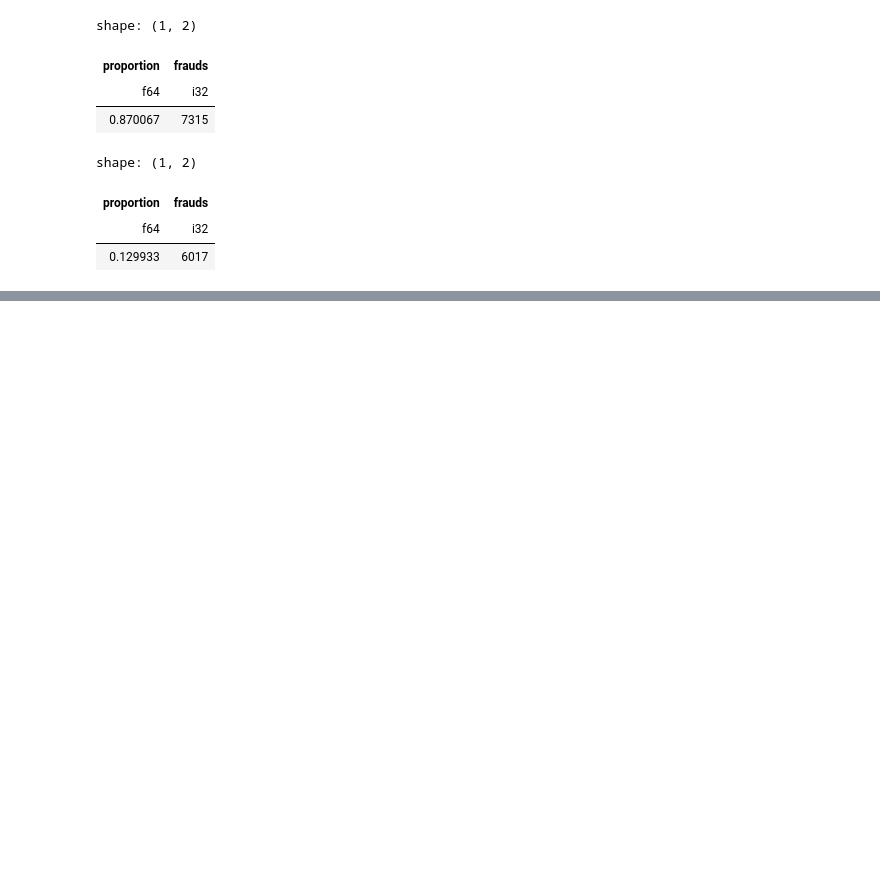
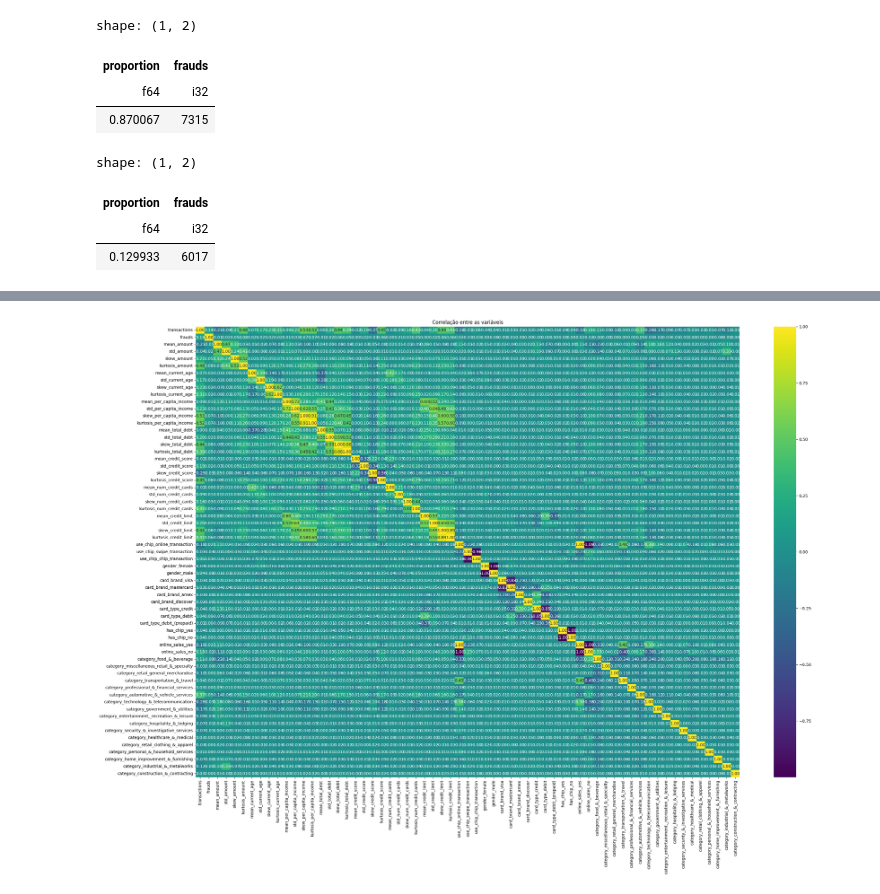
Before and after one commit to Angelicogfa/tcc_mba_datascience_analytics_usp_esalq, a Jupyter notebook: 03-modelagem_dados.ipynb, the cells around one changed output, grey strips where cells are left out. Saved outputs shown, nothing was run; the diff lists cells and outputs as text; code cells hidden in the pictures; blank space fills up the shorter version.

```diff
--- a/03-modelagem_dados.ipynb
+++ b/03-modelagem_dados.ipynb
@@ -386,0 +456,18 @@ shape: (4, 2)
+# %%
+response = azure_client.chat.completions.create(
+    messages=[
+         {
+             "role": "system",
+             "content": """
+              Você é um especialista em taxonomia e agrupamento de negócios, com vasto conhecimento sobre diversos setores da indústria e serviços. Sua principal tarefa é categorizar e organizar informações de forma lógica e coerente.
+              Sua resposta deve ser estritamente no formato JSON. Não inclua texto introdutório, conclusivo ou qualquer explicação adicional antes ou depois do JSON. Mantenha a resposta concisa e direta, focando apenas no resultado final.
+              Garanta que todos itens estejam dentro do JSON em algum grupo.
+              """
+         },
+         {"role": "user", "content": prompt}
+    ],
+    model='o1',
+    response_format={"type": "json_object"},
+    max_completion_tokens=16000
+)
+response_data = json.loads(response.choices[0].message.content)
@@ -386,0 +476,4 @@ shape: (4, 2)
+# %%
+categories_cluster = sum(list(map(lambda x: [dict(category=x['cluster'], description=item) for item in x['items']], response_data['groups'])), [])
+categories_cluster = pl.DataFrame(categories_cluster)
+categories_cluster.head()
@@ -386,0 +506,3 @@ shape: (4, 2)
+# %%
+df = df.join(categories_cluster, on='description', how='left')
+df.head()
@@ -386,0 +518,5 @@ shape: (4, 2)
+# %%
+for column in ['category']:
+  df_field = convert_categorical_to_percent(df, column, 'date_window')
+  df_model = df_model.join(df_field, on='date_window', how='left')
+df_model.head(10)
@@ -386,0 +537,11 @@ shape: (4, 2)
+# %%
+corr = df_model.to_pandas().drop(columns=['date_window']).corr()
+
+plt.figure(figsize=(30,20))
+plt.title('Correlação entre as variáveis')
+
+sns.heatmap(corr, annot=True, cmap='viridis', fmt='.2f')
+
+plt.show()
+# %% [output]
+[figure, added]
```
Also changed, not shown: parts of 46 cells of this notebook.
